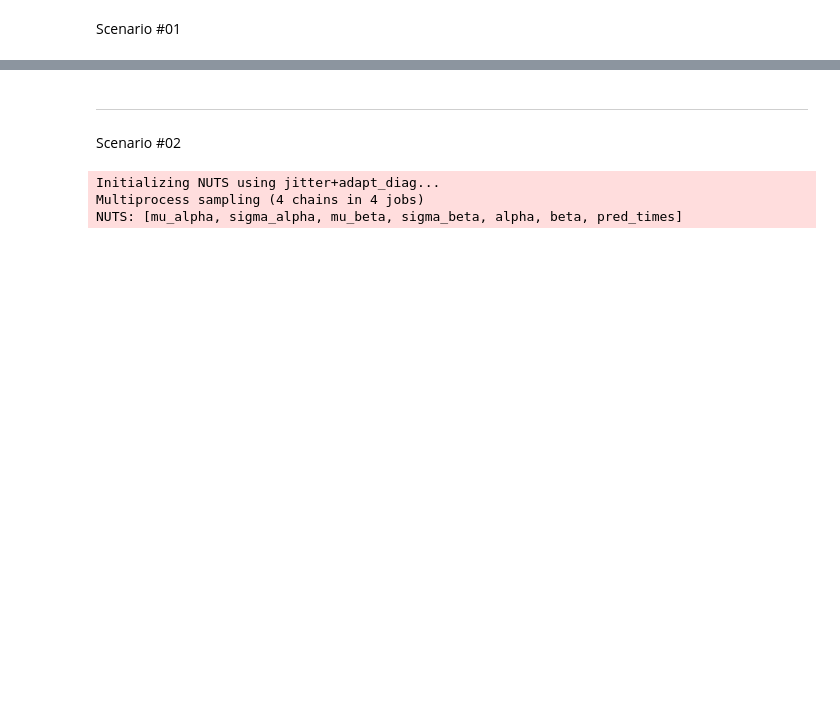
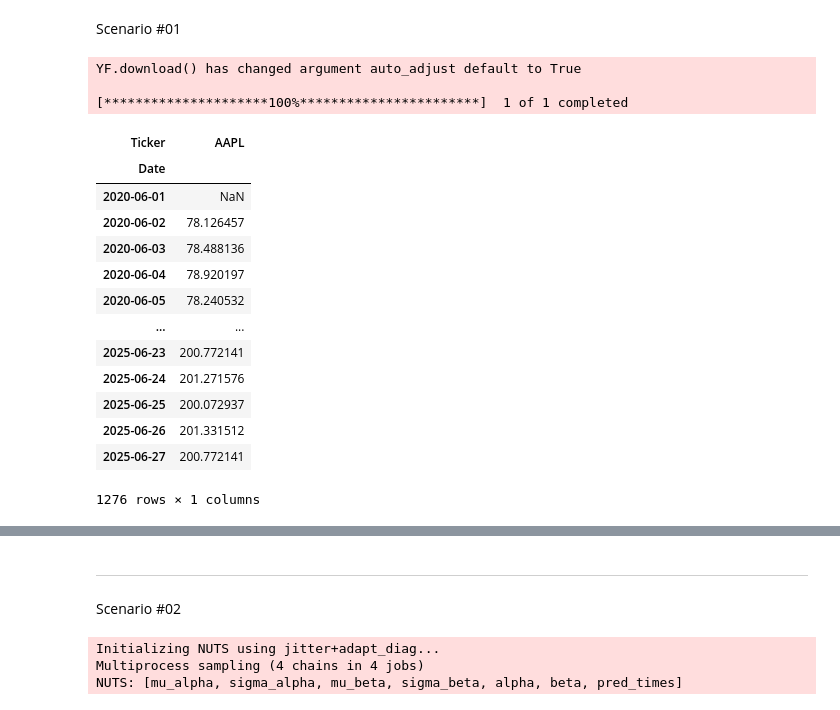
Before and after one commit to hyun95roh/bayesian_analysis, a Jupyter notebook: data/scenarios_1to4.ipynb, the cells around one changed output, grey strips where cells are left out. Saved outputs shown, nothing was run; the diff lists cells and outputs as text; code cells hidden in the pictures; blank space fills up the shorter version.

```diff
--- a/data/scenarios_1to4.ipynb
+++ b/data/scenarios_1to4.ipynb
@@ -1,2 +79,30 @@
 # %% [markdown]
 Scenario #01
+# %%
+import yfinance as yf
+import pandas as pd
+import numpy as np
+
+# 1. Load Data
+df = yf.download('AAPL', start='2020-06-01', end='2025-06-30')  # New timeframe: June 2020–June 2025
+# %% [output]
+YF.download() has changed argument auto_adjust default to True
+
+[*********************100%***********************]  1 of 1 completed
+# %%
+df.Close.shift(1)
+# %% [output]
+| Ticker | AAPL |
+| Date |  |
+| 2020-06-01 | NaN |
+| 2020-06-02 | 78.126457 |
+| 2020-06-03 | 78.488136 |
+| 2020-06-04 | 78.920197 |
+| 2020-06-05 | 78.240532 |
+| ... | ... |
+| 2025-06-23 | 200.772141 |
+| 2025-06-24 | 201.271576 |
+| 2025-06-25 | 200.072937 |
+| 2025-06-26 | 201.331512 |
+| 2025-06-27 | 200.772141 |
+1276 rows × 1 columns
```
Also changed, not shown: parts of 9 cells of this notebook, 24 other files.
